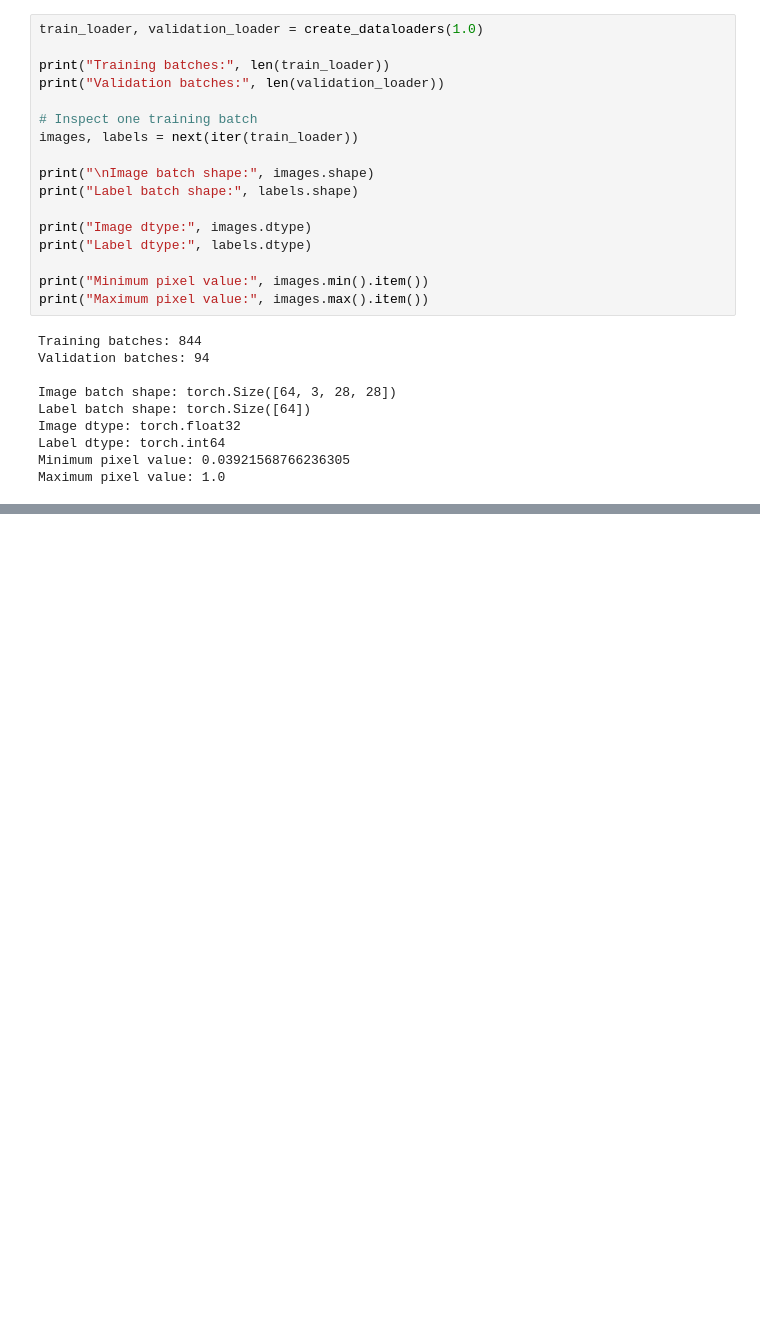
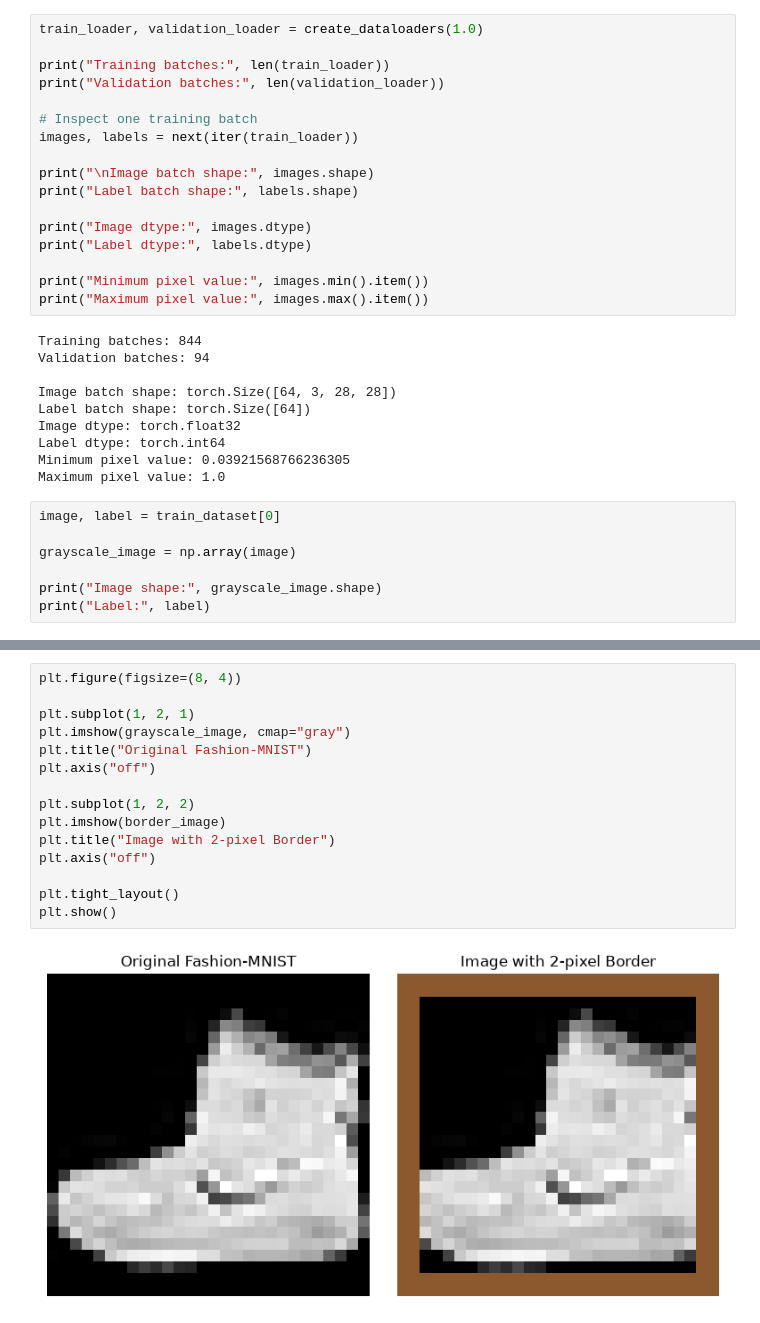
Before and after one commit to SciNoLimits/shortcut-learning-analysis, a Jupyter notebook: notebooks/datasets_validation.ipynb, the cells around one changed output, grey strips where cells are left out. Drawn from its saved outputs; the diff is of its cells as text; blank space fills up the shorter version.

```diff
--- a/notebooks/datasets_validation.ipynb
+++ b/notebooks/datasets_validation.ipynb
@@ -228,3 +205,10 @@ Image dtype: torch.float32
 Label dtype: torch.int64
 Minimum pixel value: 0.03921568766236305
 Maximum pixel value: 1.0
+# %%
+image, label = train_dataset[0]
+
+grayscale_image = np.array(image)
+
+print("Image shape:", grayscale_image.shape)
+print("Label:", label)
@@ -230,0 +253,17 @@ Maximum pixel value: 1.0
+# %%
+plt.figure(figsize=(8, 4))
+
+plt.subplot(1, 2, 1)
+plt.imshow(grayscale_image, cmap="gray")
+plt.title("Original Fashion-MNIST")
+plt.axis("off")
+
+plt.subplot(1, 2, 2)
+plt.imshow(border_image)
+plt.title("Image with 2-pixel Border")
+plt.axis("off")
+
+plt.tight_layout()
+plt.show()
+# %% [output]
+[figure, added]
```
Also changed, not shown: parts of 8 cells of this notebook, 1 other file.
